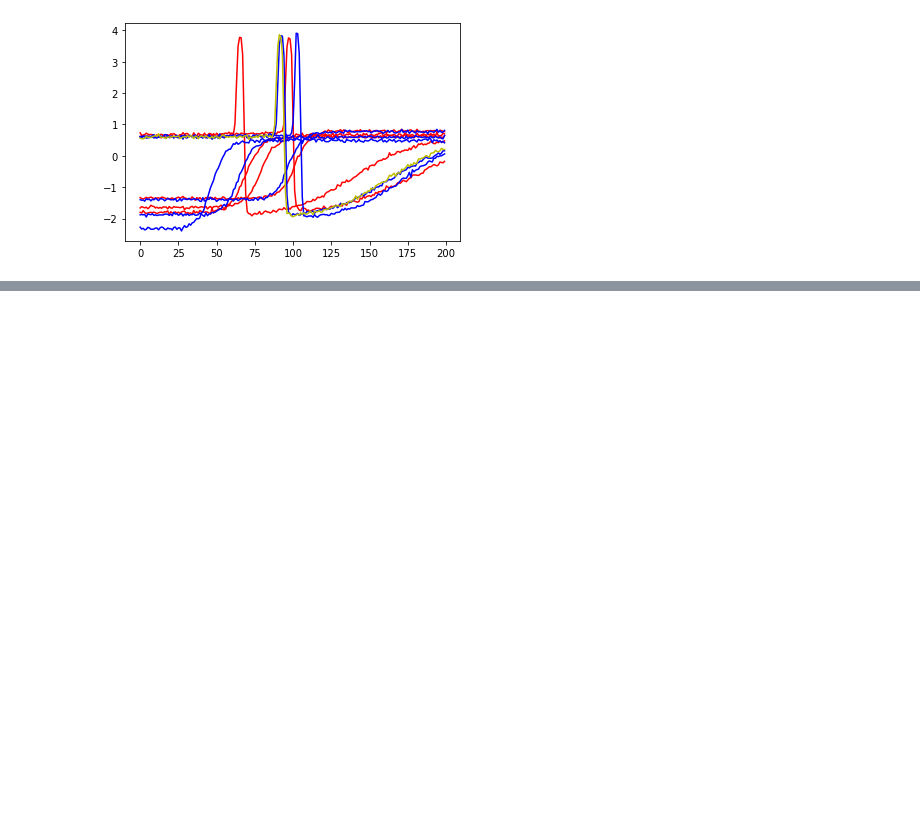
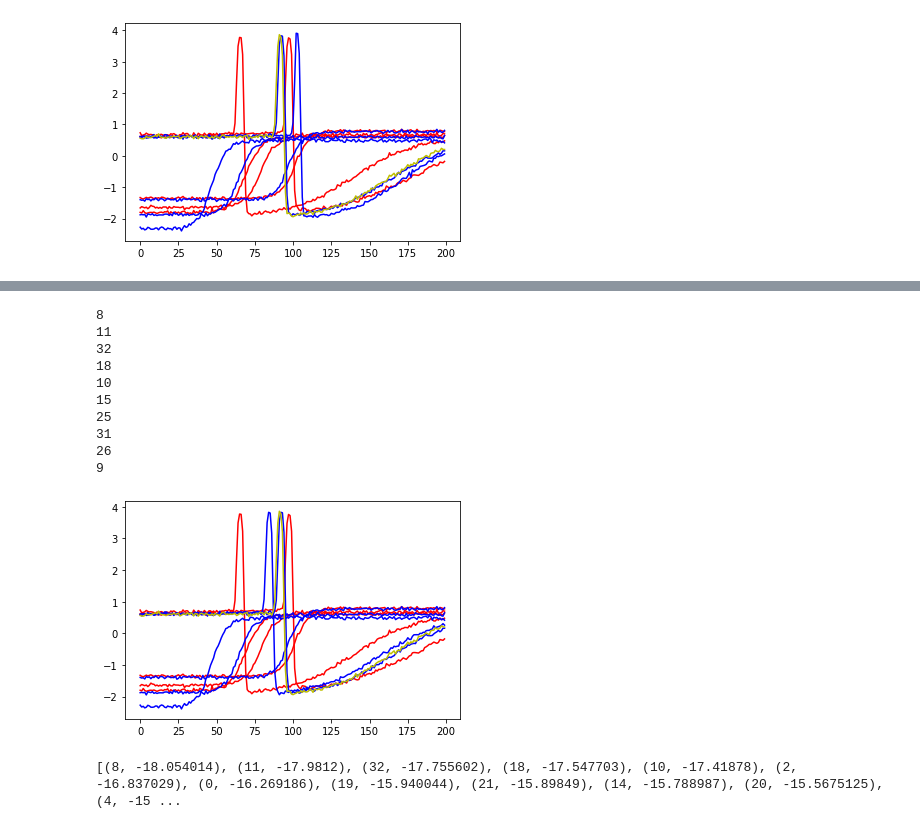
Before and after one commit to h5ng/influence_functions, a Jupyter notebook: influence_function_for_time_series.ipynb, the cells around one changed output, grey strips where cells are left out. Saved outputs shown, nothing was run; the diff lists cells and outputs as text; code cells hidden in the pictures; blank space fills up the shorter version.

Commit message:
case1 hessian

```diff
--- a/influence_function_for_time_series.ipynb
+++ b/influence_function_for_time_series.ipynb
@@ -428,7 +396,0 @@ plt.show()
-# %%
-z_test_grad = sess.run(z_grad_op, feed_dict={x: train_X[rand_index], y: train_Y[rand_index], inf_target_x: [test_X[test_idx]]})
-z_test_grad = np.squeeze(z_test_grad)
-# %%
-z_hess = sess.run(z_hess_op, feed_dict={x: train_X[rand_index], y: train_Y[rand_index]})
-z_hess = np.squeeze(z_hess)
-z_inv_hess = np.linalg.inv(z_hess)
@@ -467,0 +397,7 @@ plt.show()
+# %%
+inf_hessian2 = tf.hessians(loss, [B])
+
+hessian = sess.run(inf_hessian2, feed_dict={X: train_x[rand_index], Y: train_y[rand_index]})
+hessian = np.squeeze(hessian)
+inv_hessian = np.linalg.inv(hessian)
+print(inv_hessian)
@@ -468,2 +418,46 @@ plt.show()
+# %%
+inf2 = []
+for i in range(len(rand_index)):
+  train_x_gradient = sess.run(inf_gradient,
+                              feed_dict={
+                                X: train_x[rand_index],
+                                Y: train_y[rand_index],
+                                inf_x: [train_x[i]]
+                              })
+  train_x_gradient = np.squeeze(train_x_gradient)
+
+  inf2.append((rand_index[i], -np.matmul(np.matmul(target_gradient, inv_hessian), train_x_gradient)))
+# %%
+inf2 = sorted(inf2, key=lambda x: x[1])
+
+harmful = inf2[:5]
+helpful = inf2[28:]
+
+for i in range(len(harmful)):
+  idx = int(harmful[i][0])
+  print(idx)
+  plt.plot(train_x[idx], 'r')
+
+for i in range(len(helpful)):
+  idx = int(helpful[i][0])
+  print(idx)
+  plt.plot(train_x[idx], 'b')
+
+plt.plot(test_x[0], 'y')
+plt.show()
+# %% [output]
+8
+11
+32
+18
+10
+15
+25
+31
+26
+9
+[figure, added]
 # %%
-print(z_test_grad)
+print(inf2)
+# %% [output]
+[(8, -18.054014), (11, -17.9812), (32, -17.755602), (18, -17.547703), (10, -17.41878), (2, -16.837029), (0, -16.269186), (19, -15.940044), (21, -15.89849), (14, -15.788987), (20, -15.5675125), (4, -15 ...
```
Also changed, not shown: parts of 29 cells of this notebook.
